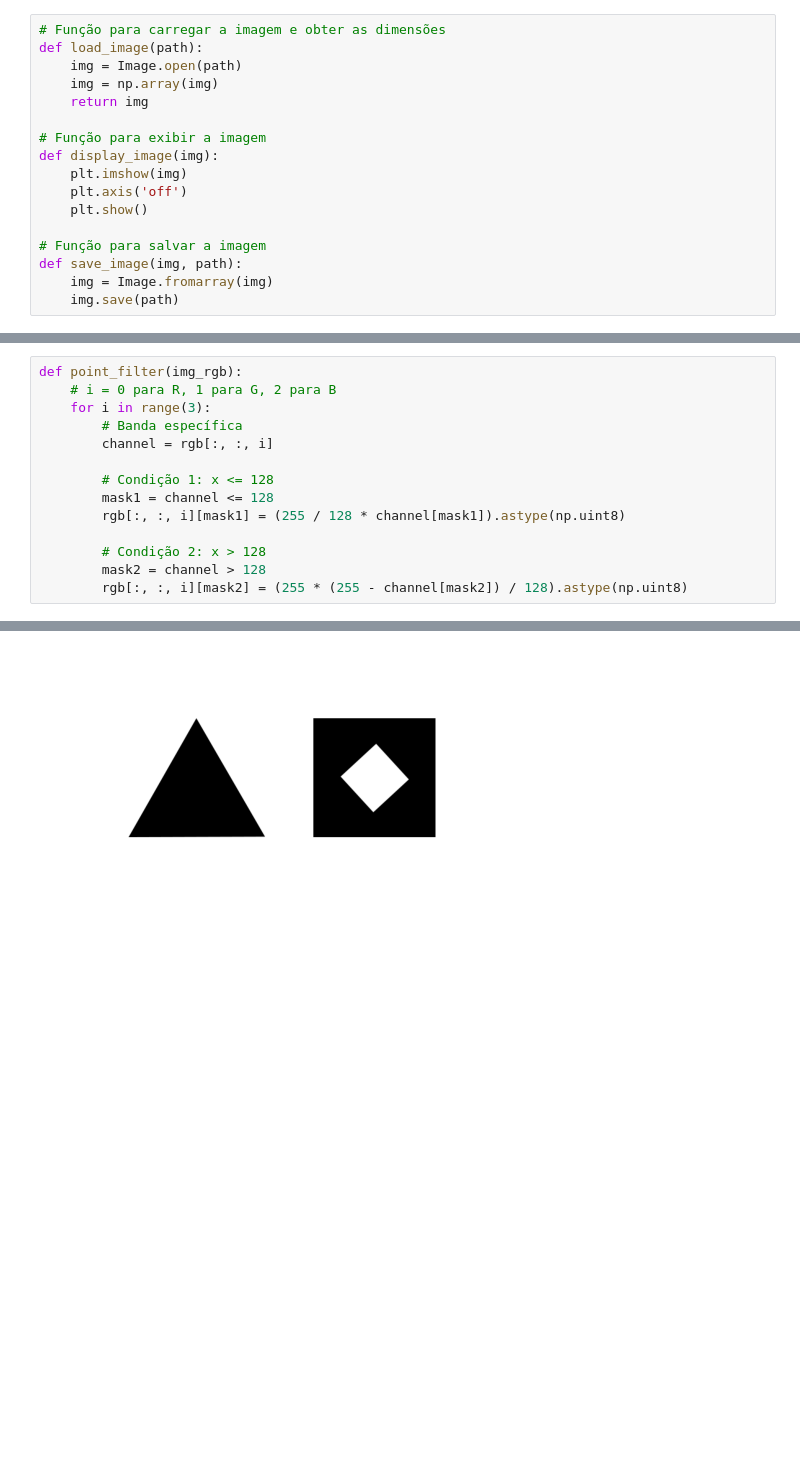
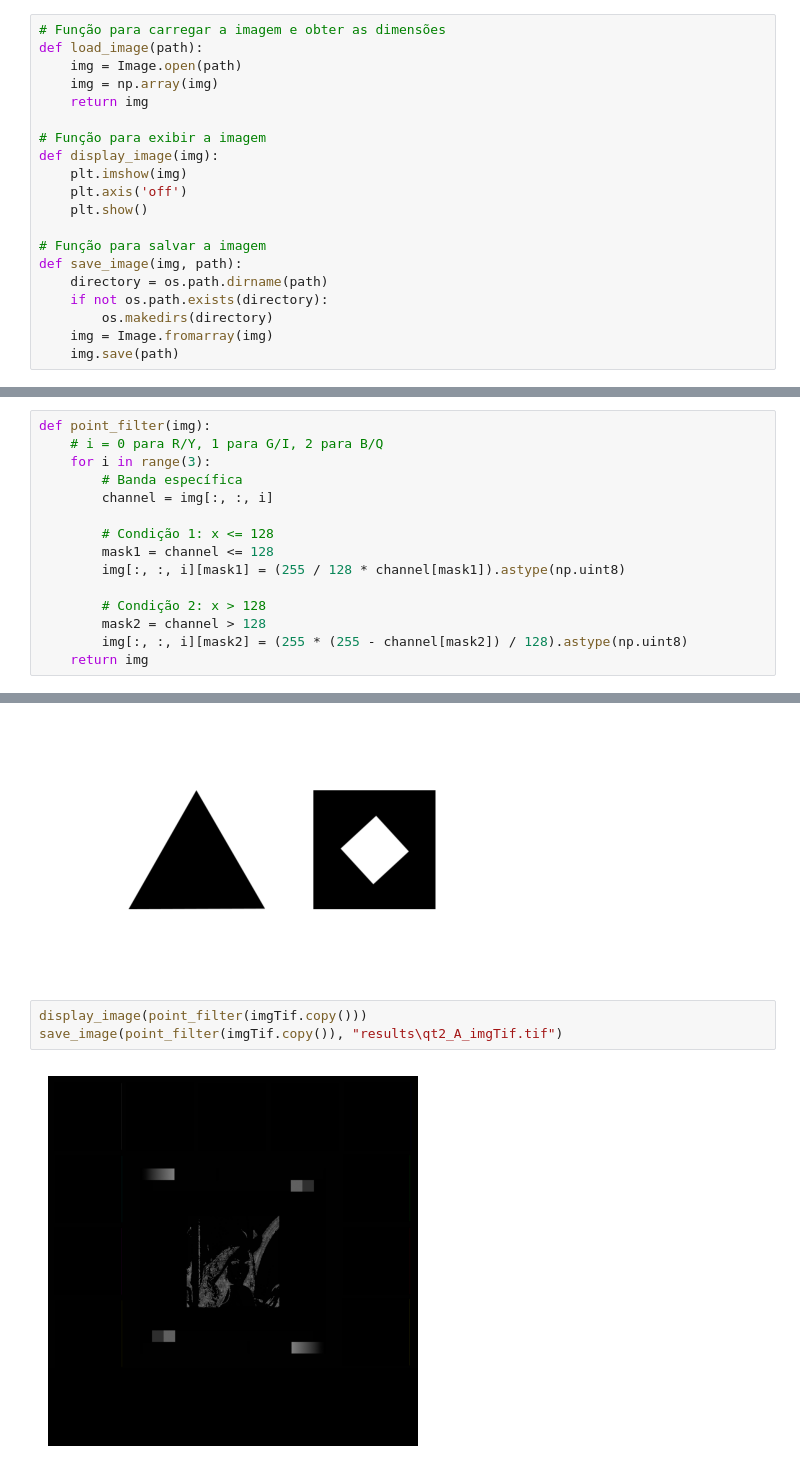
Before and after one commit to BarrosLucas/PracticeHomework, a Jupyter notebook: pdi.ipynb, the cells around one changed output, grey strips where cells are left out. Drawn from its saved outputs; the diff is of its cells as text; blank space fills up the shorter version.

Commit message:
answer second question - point filter and call conversion methods

```diff
--- a/pdi.ipynb
+++ b/pdi.ipynb
@@ -99,6 +100,9 @@ def display_image(img):
 
 # Função para salvar a imagem
 def save_image(img, path):
+    directory = os.path.dirname(path)
+    if not os.path.exists(directory):
+        os.makedirs(directory)
     img = Image.fromarray(img)
     img.save(path)
 # %% [markdown]
@@ -168,19 +174,20 @@ y =
 \end{cases}
 $$
 # %%
-def point_filter(img_rgb):
-    # i = 0 para R, 1 para G, 2 para B
+def point_filter(img):
+    # i = 0 para R/Y, 1 para G/I, 2 para B/Q
     for i in range(3):
         # Banda específica
-        channel = rgb[:, :, i]
+        channel = img[:, :, i]
 
         # Condição 1: x <= 128
         mask1 = channel <= 128
-        rgb[:, :, i][mask1] = (255 / 128 * channel[mask1]).astype(np.uint8)
+        img[:, :, i][mask1] = (255 / 128 * channel[mask1]).astype(np.uint8)
 
         # Condição 2: x > 128
         mask2 = channel > 128
-        rgb[:, :, i][mask2] = (255 * (255 - channel[mask2]) / 128).astype(np.uint8)
+        img[:, :, i][mask2] = (255 * (255 - channel[mask2]) / 128).astype(np.uint8)
+    return img
 # %% [markdown]
 ##### Mostrando imagens
 
@@ -198,3 +205,8 @@ imgPng = load_image('Shapes.png')
 display_image(imgPng)
 # %% [output]
 [figure]
+# %%
+display_image(point_filter(imgTif.copy()))
+save_image(point_filter(imgTif.copy()), "results\qt2_A_imgTif.tif")
+# %% [output]
+[figure, added]
```
Also changed, not shown: parts of 5 cells of this notebook, 1 other file.
